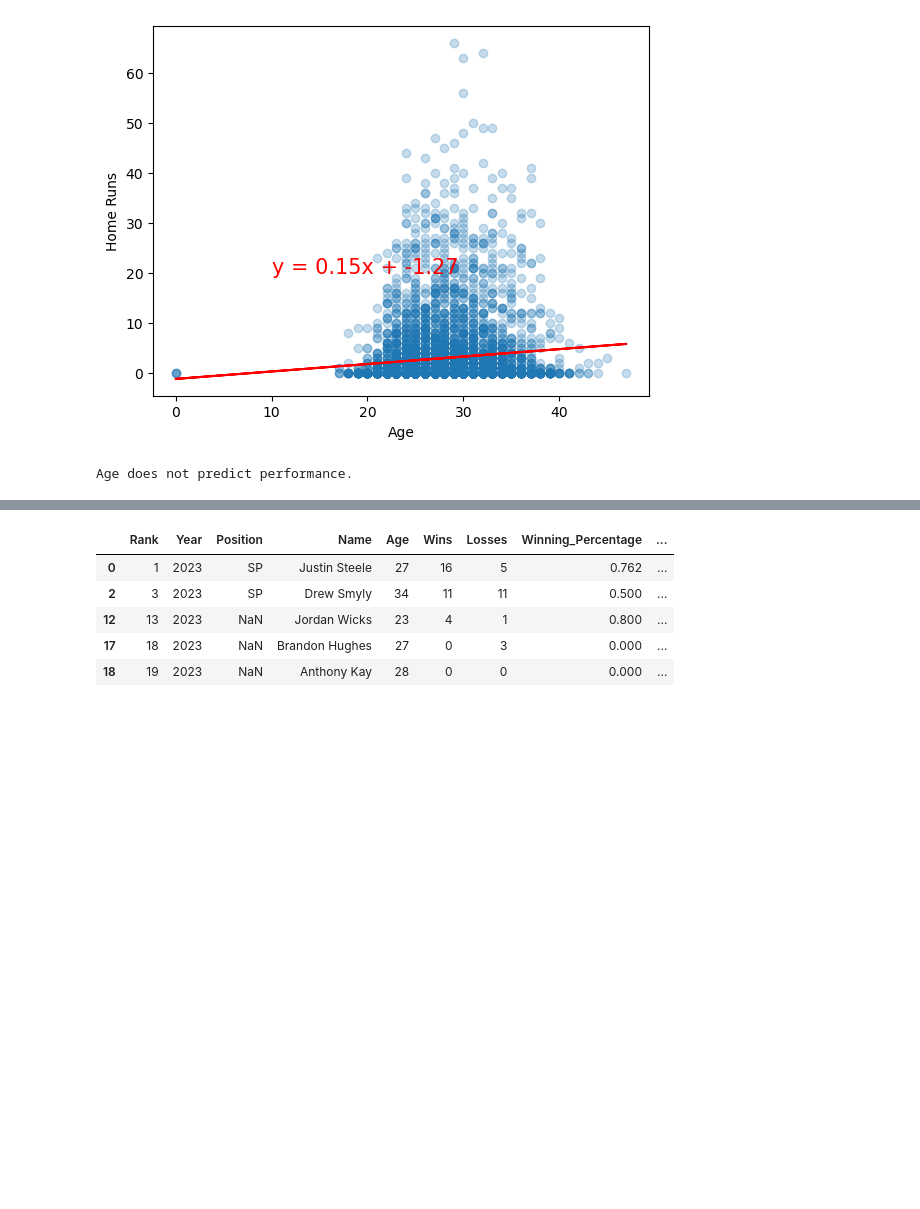
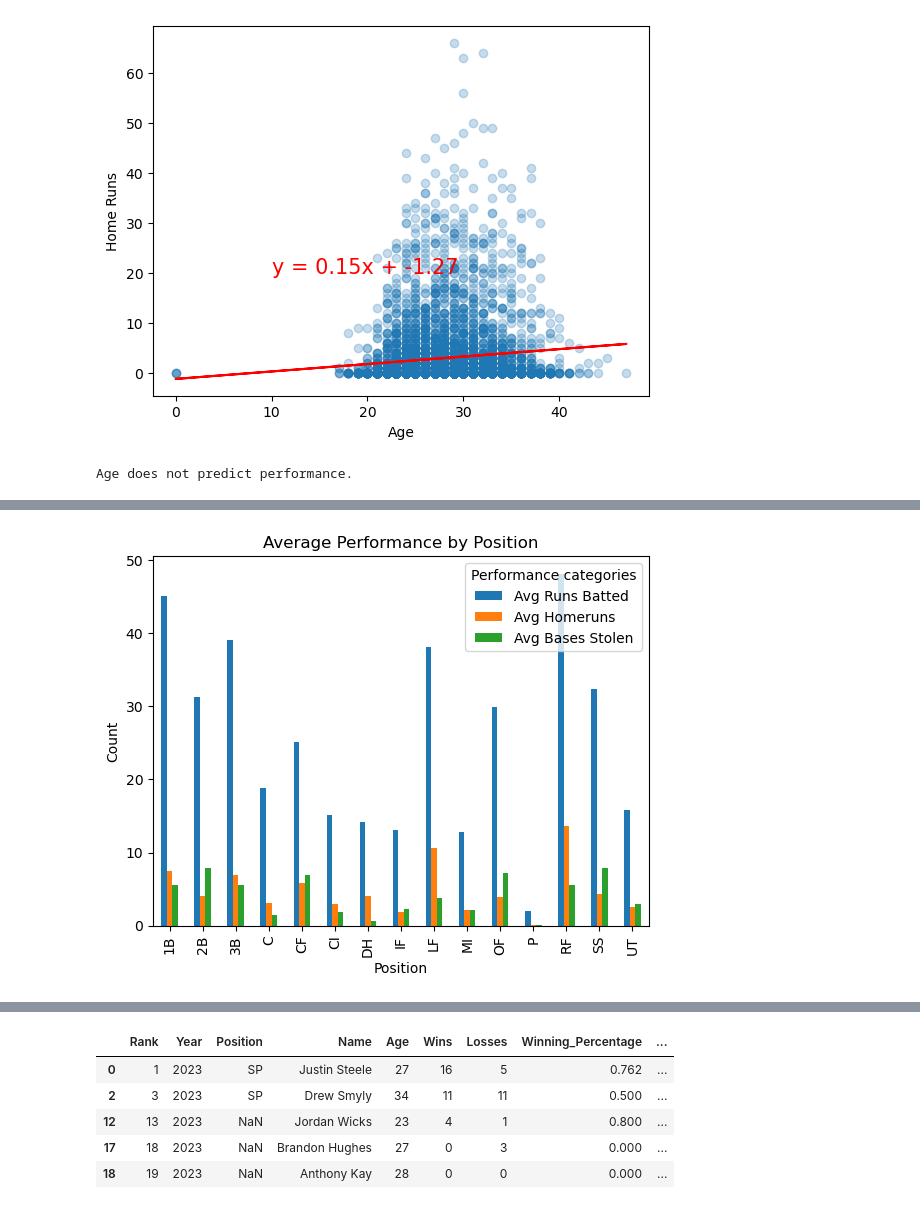
Before and after one commit to ml9148/Project_01, a Jupyter notebook: data_cleaning.ipynb, the cells around one changed output, grey strips where cells are left out. Drawn from its saved outputs; the diff is of its cells as text; code cells hidden in the pictures; blank space fills up the shorter version.

```diff
--- a/data_cleaning.ipynb
+++ b/data_cleaning.ipynb
@@ -401,0 +453,6 @@ dtype: float64
+# %%
+# Convert the individual series into a single dataframe
+averages_data = pd.DataFrame({'Avg Runs Batted':runs_batted_avg_byposition,
+                                'Avg Homeruns':homeruns_avg_by_position,
+                                'Avg Bases Stolen':bases_stolen_avg_by_position})
+averages_data
@@ -401,0 +477,14 @@ dtype: float64
+# %%
+# Plot the averages data
+averages_data_plot = averages_data.plot(kind='bar', stacked=False)          # need to figure out how to move legend
+averages_data_plot.legend(loc='center', bbox_to_anchor=(1.0, 0.5))
+plt.title('Average Performance by Position')
+plt.xlabel('Position')
+plt.ylabel('Count')
+plt.legend(title='Performance categories')
+plt.show()
+
+# players positition is lowest despite having the most number of players.
+# positions with lowest numer of players still have lowest average performance
+# %% [output]
+[figure, added]
```
Also changed, not shown: parts of 32 cells of this notebook.
